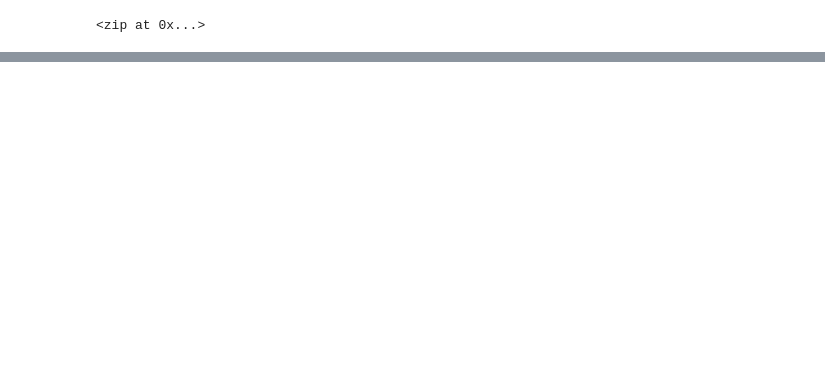
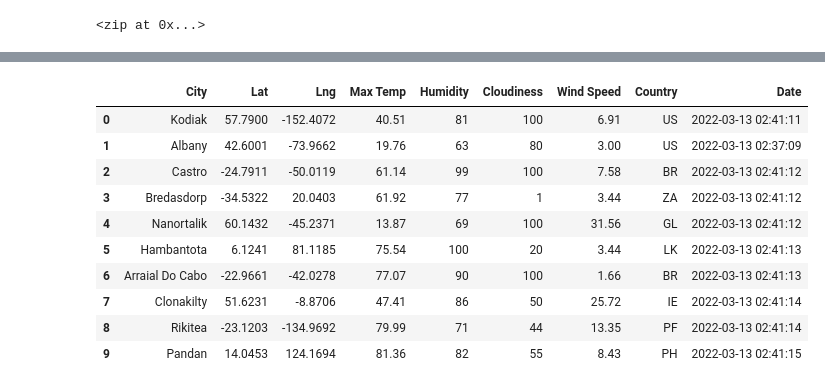
Before and after one commit to lgrander/World_Weather_Analysis, a Jupyter notebook: WeatherPy.ipynb, the cells around one changed output, grey strips where cells are left out. Cells and saved outputs as stored; diff of their text form; code cells hidden in the pictures; blank space fills up the shorter version.

```diff
--- a/WeatherPy.ipynb
+++ b/WeatherPy.ipynb
@@ -56,0 +154,16 @@ len(cities)
+# %%
+# Convert the array of dictionaries to a Pandas DataFrame.
+city_data_df = pd.DataFrame(city_data)
+city_data_df.head(10)
+# %% [output]
+|  | City | Lat | Lng | Max Temp | Humidity | Cloudiness | Wind Speed | Country | Date |
+| 0 | Kodiak | 57.7900 | -152.4072 | 40.51 | 81 | 100 | 6.91 | US | 2022-03-13 02:41:11 |
+| 1 | Albany | 42.6001 | -73.9662 | 19.76 | 63 | 80 | 3.00 | US | 2022-03-13 02:37:09 |
+| 2 | Castro | -24.7911 | -50.0119 | 61.14 | 99 | 100 | 7.58 | BR | 2022-03-13 02:41:12 |
+| 3 | Bredasdorp | -34.5322 | 20.0403 | 61.92 | 77 | 1 | 3.44 | ZA | 2022-03-13 02:41:12 |
+| 4 | Nanortalik | 60.1432 | -45.2371 | 13.87 | 69 | 100 | 31.56 | GL | 2022-03-13 02:41:12 |
+| 5 | Hambantota | 6.1241 | 81.1185 | 75.54 | 100 | 20 | 3.44 | LK | 2022-03-13 02:41:13 |
+| 6 | Arraial Do Cabo | -22.9661 | -42.0278 | 77.07 | 90 | 100 | 1.66 | BR | 2022-03-13 02:41:13 |
+| 7 | Clonakilty | 51.6231 | -8.8706 | 47.41 | 86 | 50 | 25.72 | IE | 2022-03-13 02:41:14 |
+| 8 | Rikitea | -23.1203 | -134.9692 | 79.99 | 71 | 44 | 13.35 | PF | 2022-03-13 02:41:14 |
+| 9 | Pandan | 14.0453 | 124.1694 | 81.36 | 82 | 55 | 8.43 | PH | 2022-03-13 02:41:15 |
```
Also changed, not shown: parts of 9 cells of this notebook, 3 other files.
